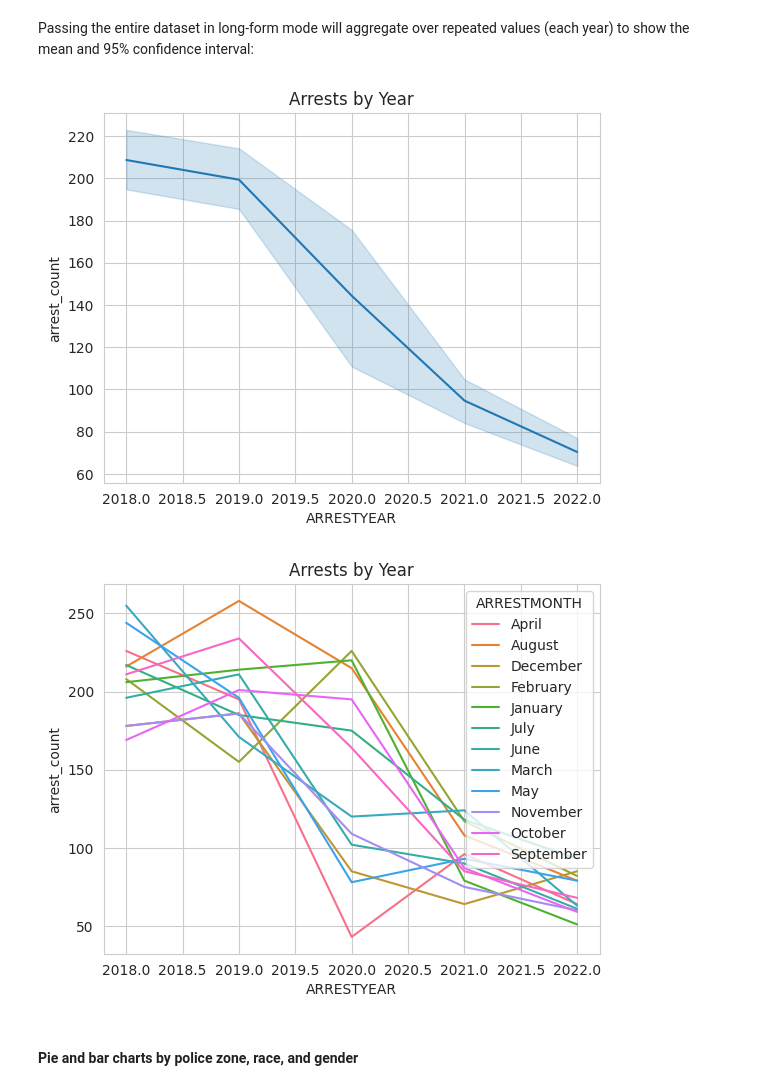
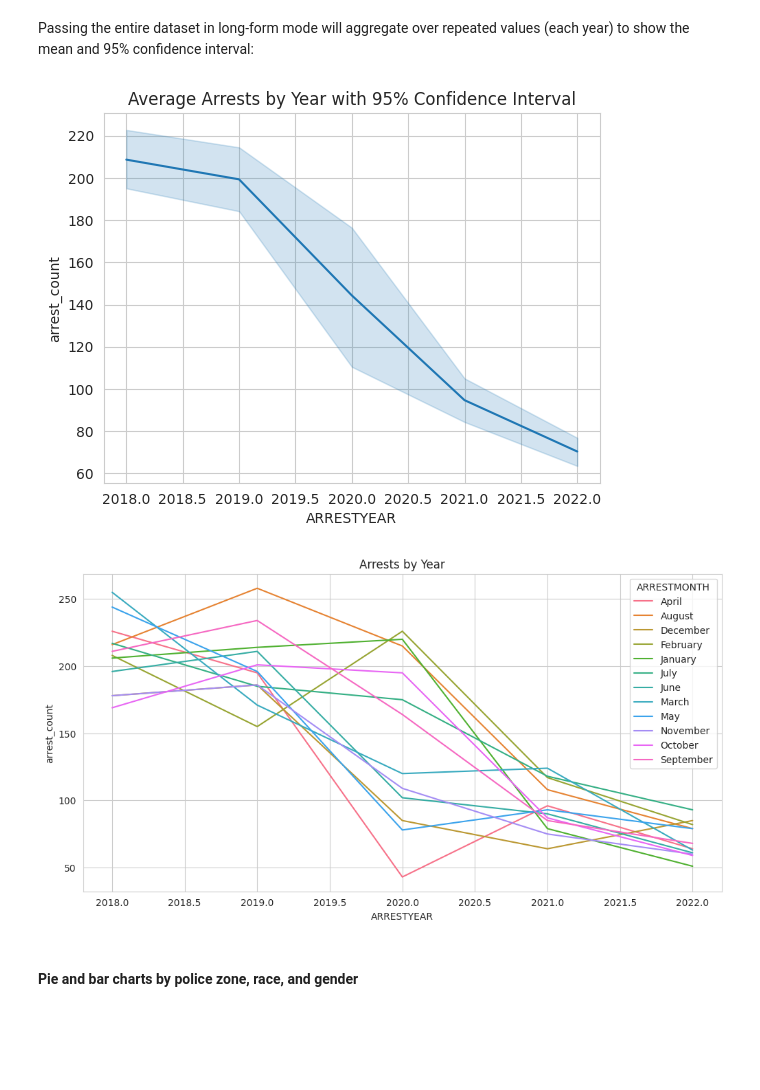
Before and after one commit to trailmarkerlib/policeProjectPythonWorkshop, a Jupyter notebook: python_workshop_2024_02_05.ipynb, the cells around one changed output. Cells and saved outputs as stored; diff of their text form; code cells hidden in the pictures; blank space fills up the shorter version.

```diff
--- a/python_workshop_2024_02_05.ipynb
+++ b/python_workshop_2024_02_05.ipynb
@@ -226,17 +227,18 @@ Passing the entire dataset in long-form mode will aggregate over repeated values
 # %%
 sns.set_style("whitegrid")
 sns.lineplot(data=arrests_by_month_year, x="ARRESTYEAR", y="arrest_count")
-plt.title('Arrests by Year')
+plt.title('Average Arrests by Year with 95% Confidence Interval')
 plt.show()
 # %% [output]
-[figure, old version]
+[figure, new version]
 # %%
 sns.set_style("whitegrid")
+plt.figure(figsize=(12,6))
 sns.lineplot(data=arrests_by_month_year, x="ARRESTYEAR", y="arrest_count", hue='ARRESTMONTH')
 plt.title('Arrests by Year')
 plt.show()
 # %% [output]
-[figure, old version]
+[figure, new version]
 # %% [markdown]
 #### Pie and bar charts by police zone, race, and gender
 # %%
```
Also changed, not shown: parts of 1 cell of this notebook.
